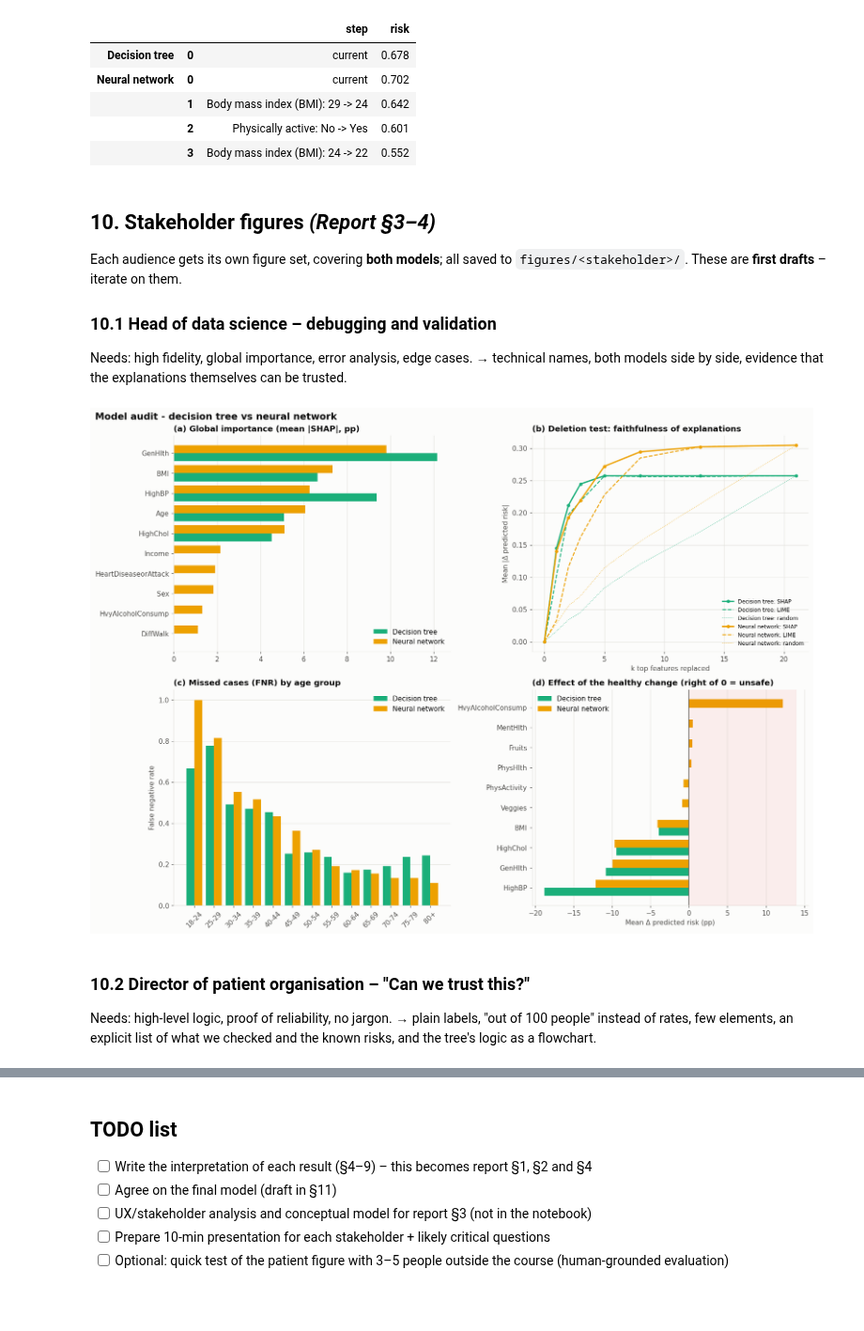
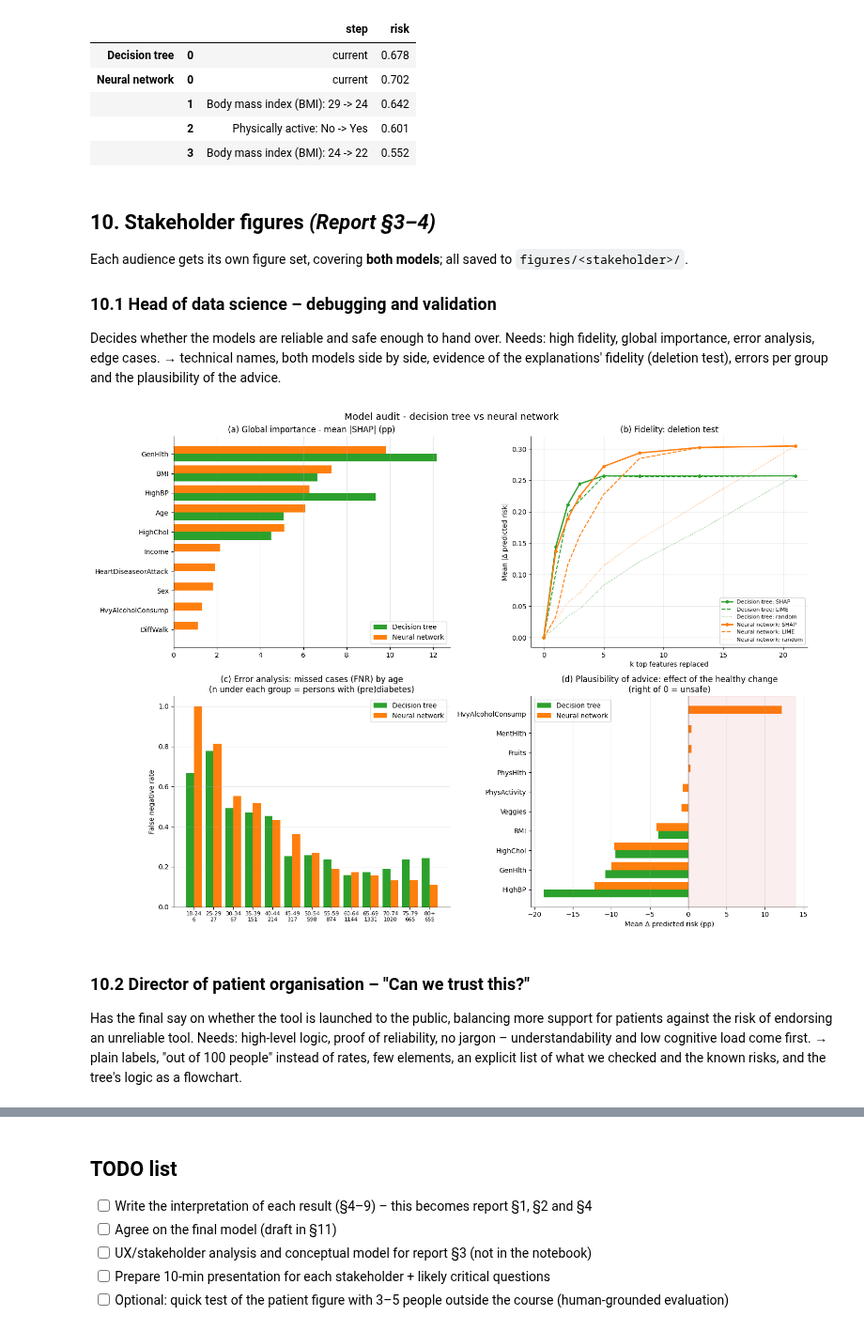
Before and after one commit to GustavWex/XAI-Projekt, a Jupyter notebook: projekt.ipynb, the cells around one changed output, grey strips where cells are left out. Shown at 94% size. Cells and saved outputs as stored; diff of their text form; code cells hidden in the pictures; blank space fills up the shorter version.

```diff
--- a/projekt.ipynb
+++ b/projekt.ipynb
@@ -323,7 +326,7 @@ Ground truth: ['HighBP', 'HighChol', 'BMI', 'GenHlth', 'Age'] (k = 5)
 | SHAP | 1.000 | 0.000 |
 | LIME | 0.954 | 0.168 |
 # %%
-# 7.3 Deletion test: SHAP ranking vs LIME ranking vs random ranking, same 100 persons
+# 7.3 Fidelity (faithfulness), deletion test: SHAP ranking vs LIME ranking vs random ranking, same 100 persons
 fig, axes = plt.subplots(1, 2, figsize=(13, 4.5), sharey=True)
 deletion = {}
 for ax, name in zip(axes, models):
@@ -334,7 +337,7 @@ for ax, name in zip(axes, models):
     ax.plot(d_shap.index, d_shap["explanation"], lw=2, marker="o", ms=5, color=MODEL_COLORS[name], label="SHAP top-k")
     ax.plot(d_lime.index, d_lime["explanation"], lw=2, marker="s", ms=4, ls="--", color=COLORS["text2"], label="LIME top-k")
     ax.plot(d_shap.index, d_shap["random"], lw=1.5, ls=":", color=COLORS["neutral"], label="random k")
-    ax.set(title=f"Deletion test - {name}", xlabel="k features replaced")
+    ax.set(title=f"Fidelity: deletion test - {name}", xlabel="k features replaced")
     ax.legend()
 axes[0].set_ylabel("Mean |change in predicted risk|")
 plt.show()
@@ -354,3 +357,19 @@ stability
 | 69422 | 0.700 | 1.0 |
 | 69532 | 1.000 | 1.0 |
 | mean | 0.873 | 1.0 |
+# %%
+# 7.4b Stability under a small input change (sensitivity): BMI + 1 for 50 persons.
+# A stable explanation keeps (almost) the same top-5 when the person barely changes. SHAP is recomputed for both
+# versions, so for the network the overlap also includes SHAP's own sampling noise.
+few = sub.iloc[:50]
+nudged = few.assign(BMI=few["BMI"] + 1)
+sensitivity = {}
+for name, m in models.items():
+    before = pd.DataFrame(shap_expl[name](few).values, index=few.index, columns=FEATURES)
+    after = pd.DataFrame(shap_expl[name](nudged).values, index=few.index, columns=FEATURES)
+    sensitivity[name] = {
+        "SHAP top-5 overlap before/after": np.mean([xf.topk_overlap(before.loc[i], after.loc[i]) for i in few.index]),
+        "share of persons with the same top-5": np.mean([xf.topk_overlap(before.loc[i], after.loc[i]) == 1 for i in few.index]),
+        "mean |change in risk| (pp)": 100 * np.abs(xf.proba_fn(m)(nudged) - xf.proba_fn(m)(few)).mean(),
+    }
+pd.DataFrame(sensitivity).T
@@ -551,48 +582,52 @@ Health status (managed with a doctor): ['HighBP', 'HighChol', 'GenHlth', 'MentHl
 ## 10. Stakeholder figures *(Report §3–4)*
 
 Each audience gets its own figure set, covering **both models**; all saved to `figures/<stakeholder>/`.
-These are **first drafts** – iterate on them.
 
 ### 10.1 Head of data science – debugging and validation
-Needs: high fidelity, global importance, error analysis, edge cases. → technical names, both models side by side,
-evidence that the explanations themselves can be trusted.
+Decides whether the models are reliable and safe enough to hand over. Needs: high fidelity, global importance,
+error analysis, edge cases. → technical names, both models side by side,
+evidence of the explanations' fidelity (deletion test), errors per group and the plausibility of the advice.
 # %%
 fig, axes = plt.subplots(2, 2, figsize=(15, 11))
 # (a) global importance, both models
 xf.plot_grouped_bars(axes[0, 0], glob.sort_values("Neural network", ascending=False).head(10)[::-1],
-                     title="(a) Global importance (mean |SHAP|, pp)")
+                     title="(a) Global importance - mean |SHAP| (pp)")
 # (b) faithfulness of SHAP vs LIME
 ax = axes[0, 1]
 for name, d in deletion.items():
     ax.plot(d.index, d["SHAP"], lw=2, marker="o", ms=4, color=MODEL_COLORS[name], label=f"{name}: SHAP")
     ax.plot(d.index, d["LIME"], lw=1.5, ls="--", color=MODEL_COLORS[name], label=f"{name}: LIME")
     ax.plot(d.index, d["Random"], lw=1, ls=":", color=MODEL_COLORS[name], alpha=0.7, label=f"{name}: random")
-ax.set(title="(b) Deletion test: faithfulness of explanations", xlabel="k top features replaced",
+ax.set(title="(b) Fidelity: deletion test", xlabel="k top features replaced",
        ylabel="Mean |Δ predicted risk|")
 ax.legend(fontsize=8)
 # (c) missed cases by age, both models
 fnr = pd.DataFrame({name: xf.subgroup_report(m, X_test, y_test, "Age")["FNR (missed cases)"] for name, m in models.items()})
 ax = axes[1, 0]
 w = 0.4
 for i, name in enumerate(models):
     ax.bar(np.arange(len(fnr)) + (i - 0.5) * w, fnr[name], width=w, color=MODEL_COLORS[name], label=name)
-ax.set_xticks(np.arange(len(fnr)), fnr.index, rotation=45)
-ax.set(title="(c) Missed cases (FNR) by age group", ylabel="False negative rate"); ax.grid(axis="x", visible=False); ax.legend()
+# n = persons WITH (pre)diabetes per age group - the youngest groups have very few, so their rates are uncertain
+age = xf.subgroup_report(models["Decision tree"], X_test, y_test, "Age")
+n_pos = (age["n"] * age["prevalence"]).round().astype(int)
+ax.set_xticks(np.arange(len(fnr)), [f"{g}\n{k}" for g, k in n_pos.items()], fontsize=8)
+ax.set(title="(c) Error analysis: missed cases (FNR) by age\n(n under each group = persons with (pre)diabetes)", ylabel="False negative rate"); ax.grid(axis="x", visible=False); ax.legend()
 # (d) advice safety, both models
 eff = safety["mean Δ risk (pp)"].unstack(0)[list(models)].sort_values("Neural network")
-xf.plot_grouped_bars(axes[1, 1], eff, title="(d) Effect of the healthy change (right of 0 = unsafe)",
+xf.plot_grouped_bars(axes[1, 1], eff, title="(d) Plausibility of advice: effect of the healthy change\n(right of 0 = unsafe)",
                      xlabel="Mean Δ predicted risk (pp)")
 axes[1, 1].axvspan(0, max(eff.max().max(), 0) * 1.1 + 0.5, color=COLORS["increase"], alpha=0.08)
 axes[1, 1].axvline(0, color=COLORS["text2"], lw=1)
-fig.suptitle("Model audit - decision tree vs neural network", fontsize=14, fontweight="bold", x=0.01, ha="left")
+fig.suptitle("Model audit - decision tree vs neural network", fontsize=14)
 plt.tight_layout()
 xf.savefig(fig, "data_scientist", "audit_overview")
 plt.show()
 # %% [output]
-[figure, old version]
+[figure, new version]
 # %% [markdown]
 ### 10.2 Director of patient organisation – "Can we trust this?"
-Needs: high-level logic, proof of reliability, no jargon. → plain labels, "out of 100 people" instead of rates,
+Has the final say on whether the tool is launched to the public, balancing more support for patients against the
+risk of endorsing an unreliable tool. Needs: high-level logic, proof of reliability, no jargon – understandability and low cognitive load come first. → plain labels, "out of 100 people" instead of rates,
 few elements, an explicit list of what we checked and the known risks, and the tree's logic as a flowchart.
 # %%
 fig, axes = plt.subplots(1, 3, figsize=(21, 5.6), gridspec_kw={"width_ratios": [1, 1.05, 1.15], "wspace": 0.75})
```
Also changed, not shown: parts of 31 cells of this notebook, 6 other files.
